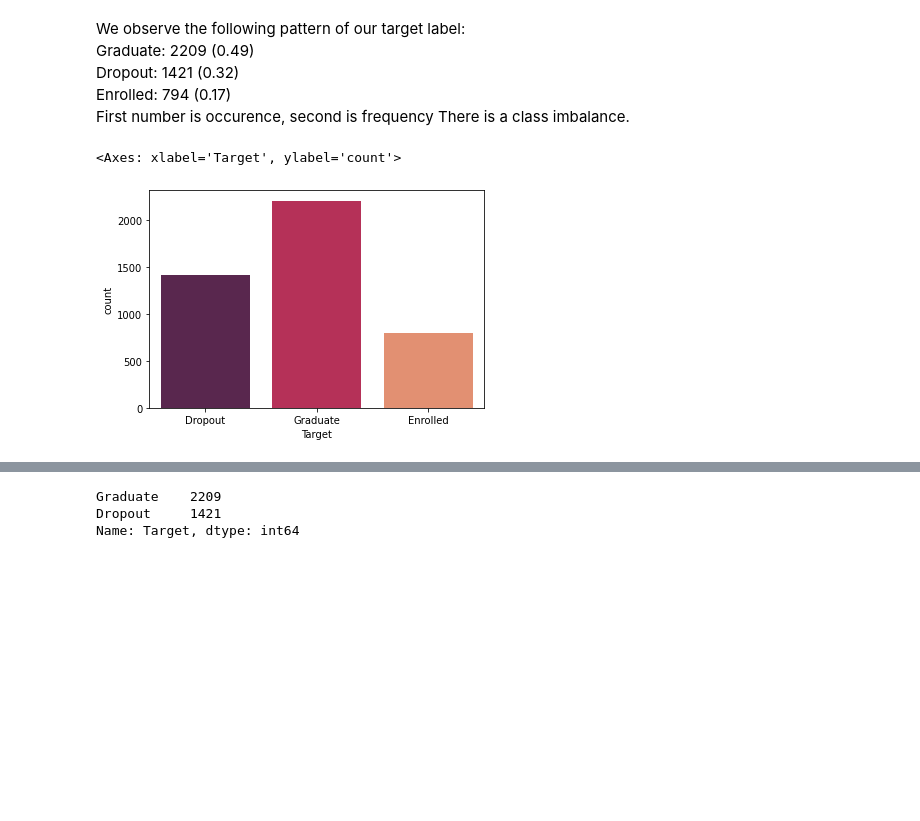
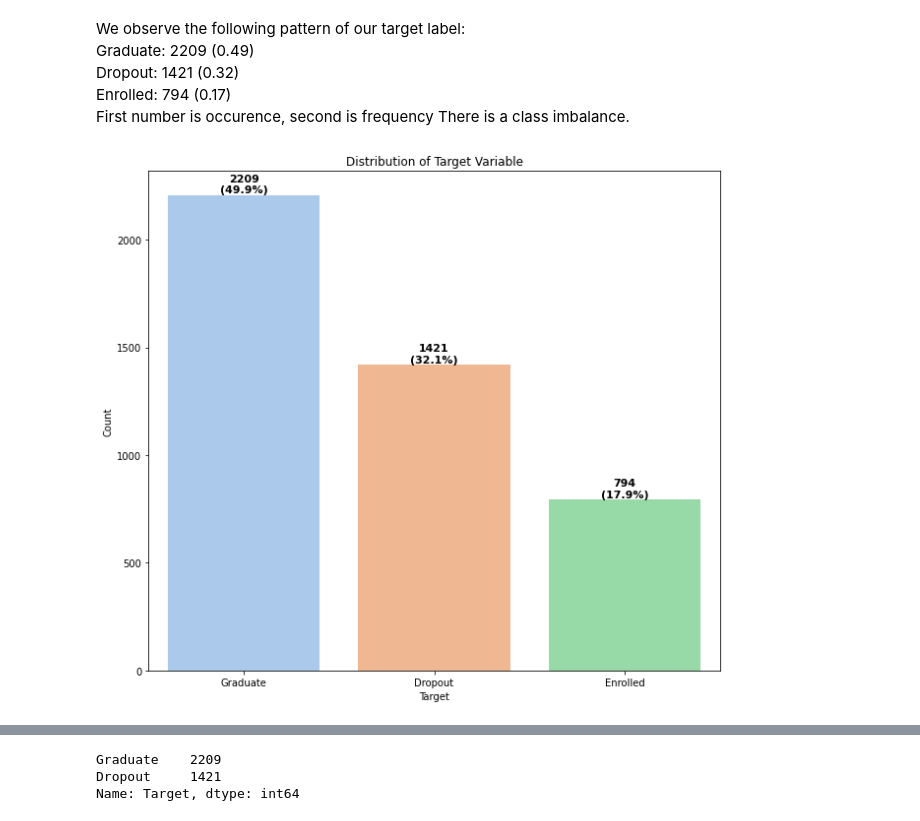
Before and after one commit to toschka123/Student_Dropout, a Jupyter notebook: ML_Project.ipynb, the cells around one changed output, grey strips where cells are left out. Saved outputs shown, nothing was run; the diff lists cells and outputs as text; code cells hidden in the pictures; blank space fills up the shorter version.

```diff
--- a/ML_Project.ipynb
+++ b/ML_Project.ipynb
@@ -620,9 +630,23 @@ First number is occurence, second is frequency
 There is a class imbalance.
 # %%
 sns.set_palette("pastel")
-#sns.histplot(data = data, x = "Target" )
-sns.countplot(x='Target', data=data, palette='rocket')
+#sns.histplot
+ax = sns.countplot(x='Target', data=data, palette='pastel',order=data['Target'].value_counts().index)
+
+# Add count and percentage labels on top of each bar
+total = len(data)
+for p in ax.patches:
+    count = int(p.get_height())
+    percentage = 100 * count / total
+    ax.annotate(f'{count}\n({percentage:.1f}%)',
+                (p.get_x() + p.get_width() / 2., p.get_height()),
+                ha='center', va='bottom', fontsize=11, fontweight='bold')
+
+plt.title('Distribution of Target Variable')
+plt.xlabel('Target')
+plt.ylabel('Count')
+plt.tight_layout(rect=[0, 0, 1.5, 2])  # Adjust layout to not overlap the title
+plt.show()
 # %% [output]
-<Axes: xlabel='Target', ylabel='count'>
-[figure, old version]
+[figure, new version]
 # %% [markdown]
```
Also changed, not shown: parts of 16 cells of this notebook.
